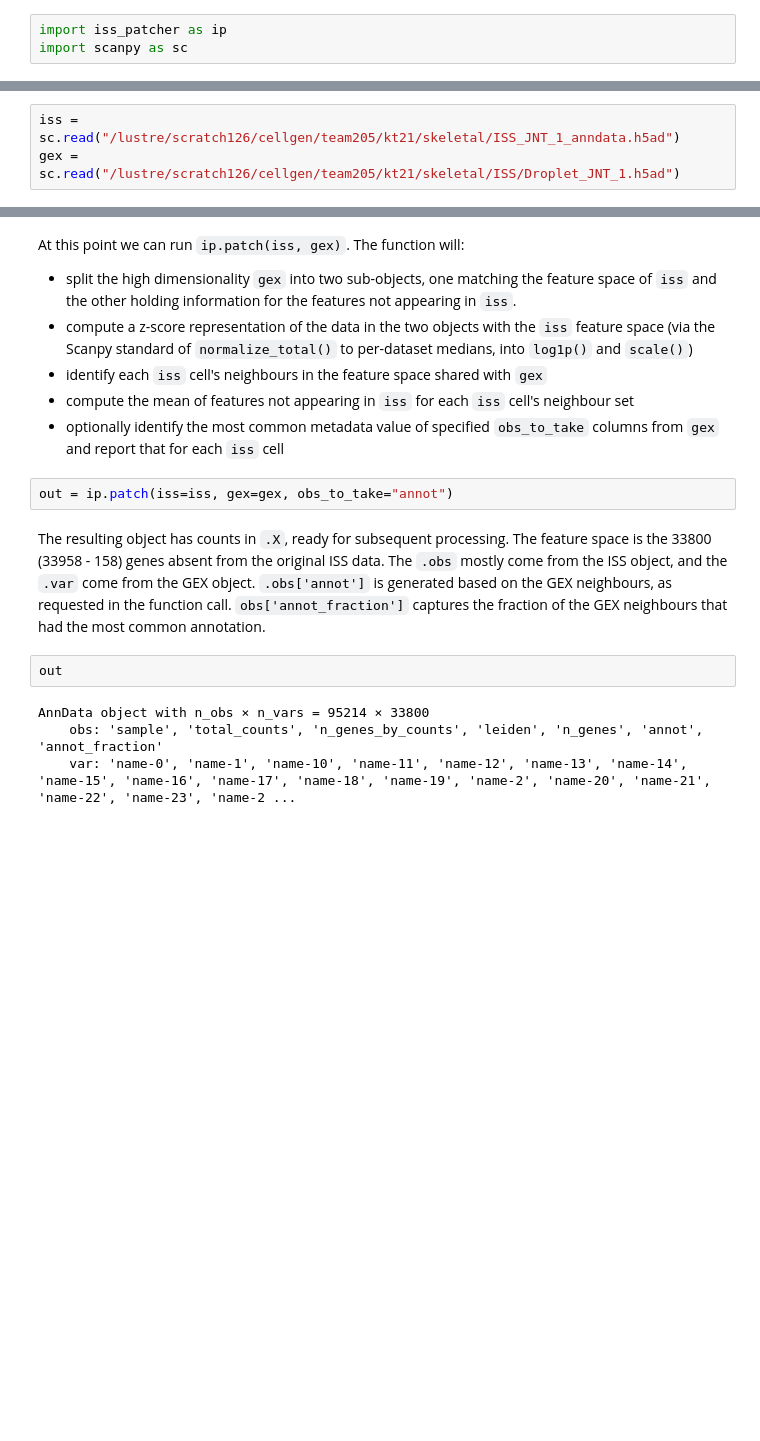
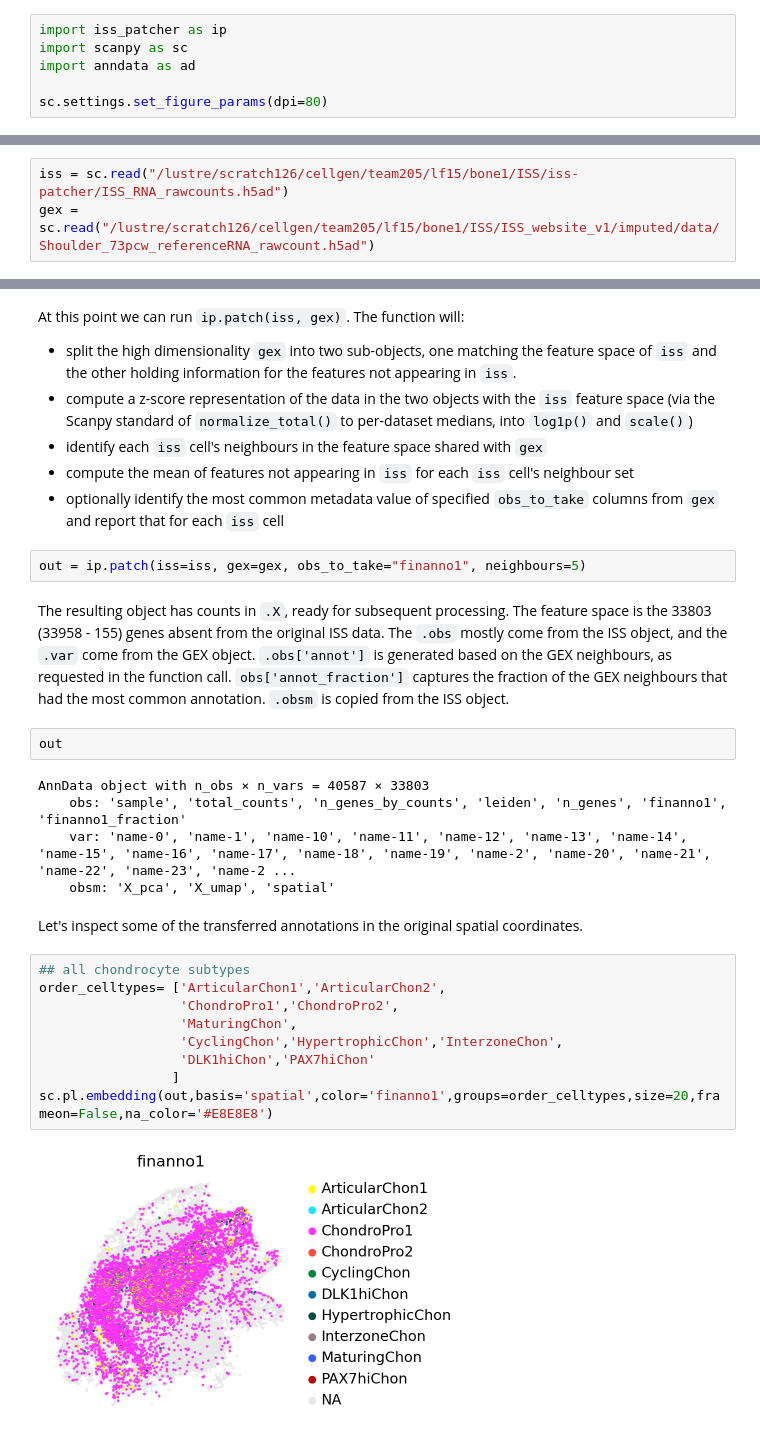
Before and after one commit to Teichlab/iss_patcher, a Jupyter notebook: notebooks/demo.ipynb, the cells around one changed output, grey strips where cells are left out. Drawn from its saved outputs; the diff is of its cells as text; blank space fills up the shorter version.

```diff
--- a/notebooks/demo.ipynb
+++ b/notebooks/demo.ipynb
@@ -1,13 +1,16 @@
 # %%
 import iss_patcher as ip
 import scanpy as sc
+import anndata as ad
+
+sc.settings.set_figure_params(dpi=80)
 # %% [markdown]
 Load example data. Both objects have raw counts in `.X`.
 
 **TODO: put this up on FTP once this goes public, can point `backup_url` to an FTP link**
 # %%
-iss = sc.read("/lustre/scratch126/cellgen/team205/kt21/skeletal/ISS_JNT_1_anndata.h5ad")
-gex = sc.read("/lustre/scratch126/cellgen/team205/kt21/skeletal/ISS/Droplet_JNT_1.h5ad")
+iss = sc.read("/lustre/scratch126/cellgen/team205/lf15/bone1/ISS/iss-patcher/ISS_RNA_rawcounts.h5ad")
+gex = sc.read("/lustre/scratch126/cellgen/team205/lf15/bone1/ISS/ISS_website_v1/imputed/data/Shoulder_73pcw_referenceRNA_rawcount.h5ad")
 # %% [markdown]
 The ISS data is low-dimensional, with few features captured experimentally.
 # %%
@@ -39,12 +46,26 @@ At this point we can run `ip.patch(iss, gex)`. The function will:
 - compute the mean of features not appearing in `iss` for each `iss` cell's neighbour set
 - optionally identify the most common metadata value of specified `obs_to_take` columns from `gex` and report that for each `iss` cell
 # %%
-out = ip.patch(iss=iss, gex=gex, obs_to_take="annot")
+out = ip.patch(iss=iss, gex=gex, obs_to_take="finanno1", neighbours=5)
 # %% [markdown]
-The resulting object has counts in `.X`, ready for subsequent processing. The feature space is the 33800 (33958 - 158) genes absent from the original ISS data. The `.obs` mostly come from the ISS object, and the `.var` come from the GEX object. `.obs['annot']` is generated based on the GEX neighbours, as requested in the function call. `obs['annot_fraction']` captures the fraction of the GEX neighbours that had the most common annotation.
+The resulting object has counts in `.X`, ready for subsequent processing. The feature space is the 33803 (33958 - 155) genes absent from the original ISS data. The `.obs` mostly come from the ISS object, and the `.var` come from the GEX object. `.obs['annot']` is generated based on the GEX neighbours, as requested in the function call. `obs['annot_fraction']` captures the fraction of the GEX neighbours that had the most common annotation. `.obsm` is copied from the ISS object.
 # %%
 out
 # %% [output]
-AnnData object with n_obs × n_vars = 95214 × 33800
-    obs: 'sample', 'total_counts', 'n_genes_by_counts', 'leiden', 'n_genes', 'annot', 'annot_fraction'
+AnnData object with n_obs × n_vars = 40587 × 33803
+    obs: 'sample', 'total_counts', 'n_genes_by_counts', 'leiden', 'n_genes', 'finanno1', 'finanno1_fraction'
     var: 'name-0', 'name-1', 'name-10', 'name-11', 'name-12', 'name-13', 'name-14', 'name-15', 'name-16', 'name-17', 'name-18', 'name-19', 'name-2', 'name-20', 'name-21', 'name-22', 'name-23', 'name-2 ...
+    obsm: 'X_pca', 'X_umap', 'spatial'
+# %% [markdown]
+Let's inspect some of the transferred annotations in the original spatial coordinates.
+# %%
+## all chondrocyte subtypes
+order_celltypes= ['ArticularChon1','ArticularChon2',
+                  'ChondroPro1','ChondroPro2',
+                  'MaturingChon',
+                  'CyclingChon','HypertrophicChon','InterzoneChon',
+                  'DLK1hiChon','PAX7hiChon'
+                 ]
+sc.pl.embedding(out,basis='spatial',color='finanno1',groups=order_celltypes,size=20,frameon=False,na_color='#E8E8E8')
+# %% [output]
+[figure, added]
```
Also changed, not shown: parts of 7 cells of this notebook.
